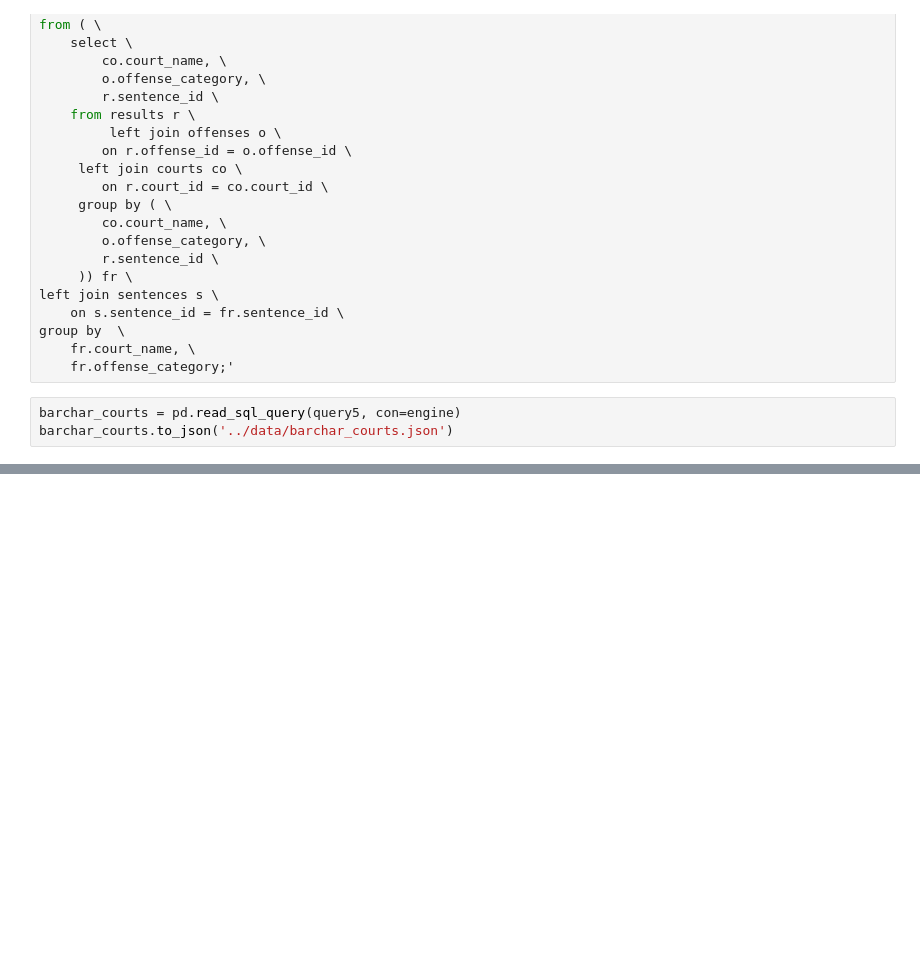
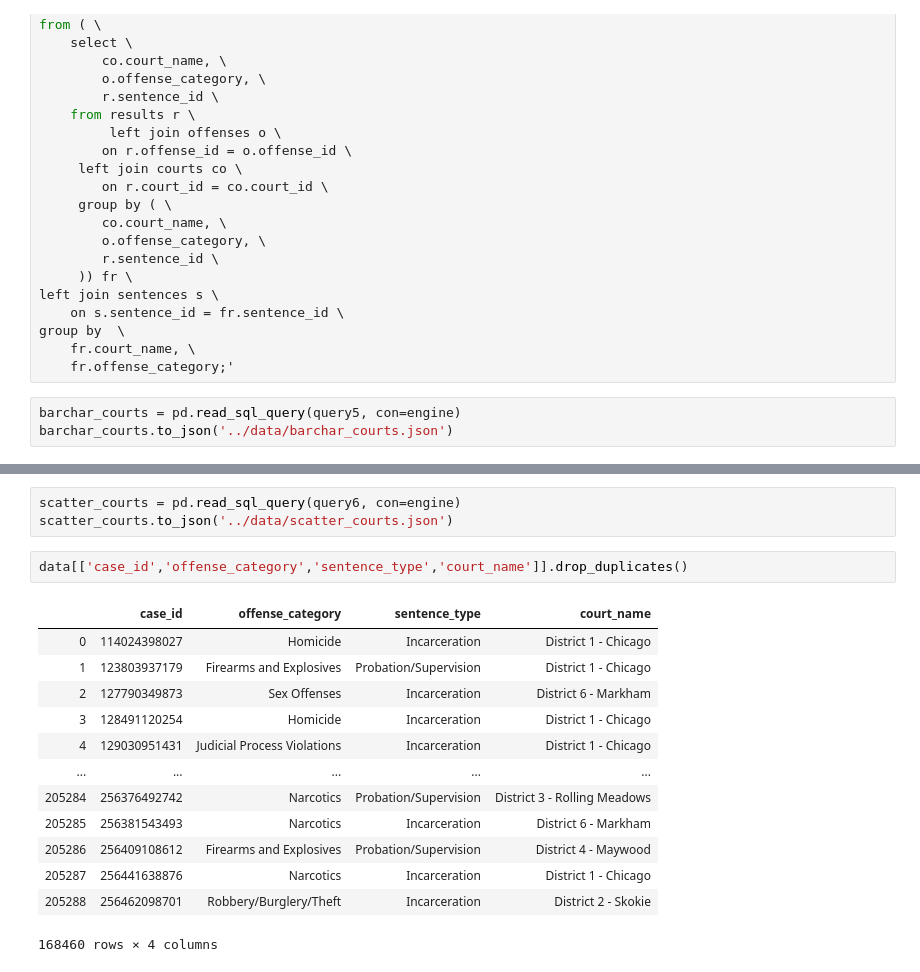
Before and after one commit to cckuqui/CCSAO-Sentencing, a Jupyter notebook: Back-end/new.ipynb, the cells around one changed output, grey strips where cells are left out. Saved outputs shown, nothing was run; the diff lists cells and outputs as text; blank space fills up the shorter version.

Commit message:
all jsons created

```diff
--- a/Back-end/new.ipynb
+++ b/Back-end/new.ipynb
@@ -1497,0 +1523,19 @@ Index(['case_id', 'case_participant_id', 'charge_id', 'charge_version_id',
+# %%
+scatter_courts = pd.read_sql_query(query6, con=engine)
+scatter_courts.to_json('../data/scatter_courts.json')
+# %%
+data[['case_id','offense_category','sentence_type','court_name']].drop_duplicates()
+# %% [output]
+|  | case_id | offense_category | sentence_type | court_name |
+| 0 | 114024398027 | Homicide | Incarceration | District 1 - Chicago |
+| 1 | 123803937179 | Firearms and Explosives | Probation/Supervision | District 1 - Chicago |
+| 2 | 127790349873 | Sex Offenses | Incarceration | District 6 - Markham |
+| 3 | 128491120254 | Homicide | Incarceration | District 1 - Chicago |
+| 4 | 129030951431 | Judicial Process Violations | Incarceration | District 1 - Chicago |
+| ... | ... | ... | ... | ... |
+| 205284 | 256376492742 | Narcotics | Probation/Supervision | District 3 - Rolling Meadows |
+| 205285 | 256381543493 | Narcotics | Incarceration | District 6 - Markham |
+| 205286 | 256409108612 | Firearms and Explosives | Probation/Supervision | District 4 - Maywood |
+| 205287 | 256441638876 | Narcotics | Incarceration | District 1 - Chicago |
+| 205288 | 256462098701 | Robbery/Burglery/Theft | Incarceration | District 2 - Skokie |
+168460 rows × 4 columns
```
Also changed, not shown: parts of 4 cells of this notebook, 3 other files.
